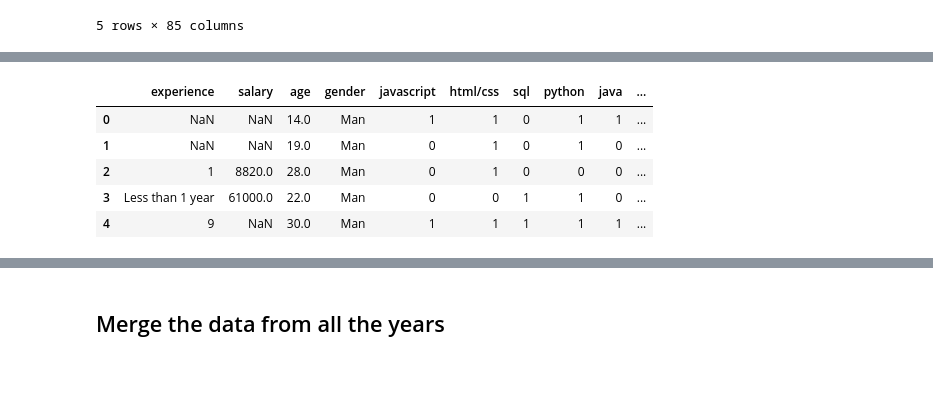
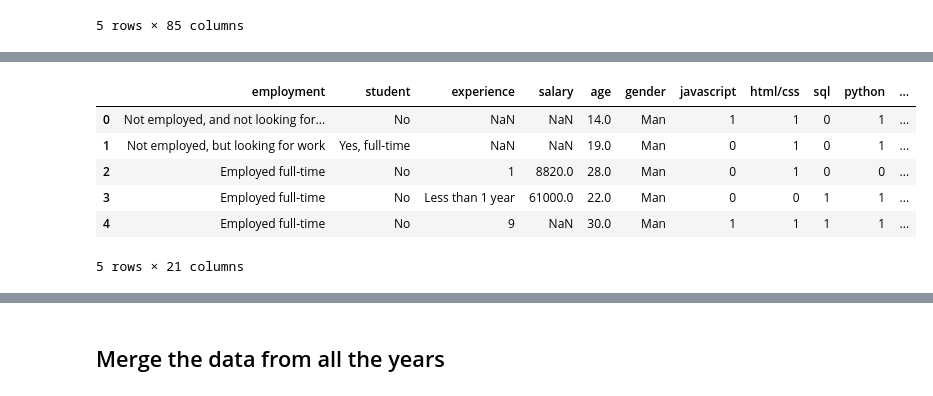
Before and after one commit to ksprashu/analyze_skillset_trends_stackoverflow, a Jupyter notebook: wrangle_data.ipynb, the cells around one changed output, grey strips where cells are left out. Cells and saved outputs as stored; diff of their text form; code cells hidden in the pictures.

```diff
--- a/wrangle_data.ipynb
+++ b/wrangle_data.ipynb
@@ -896,15 +1243,17 @@ df_2019.iloc[:,51]
 88882                   Unity 3D;Unreal Engine
 Name: MiscTechWorkedWith, Length: 88883, dtype: object
 # %%
-df_2019 = clean_filter_cols(df_2019, [15,31,77,78], ['experience', 'salary', 'age', 'gender'], [43, 49, 51], False, ';')
+# extract the columns we are interested in and the tech cols
+df_2019 = clean_filter_cols(df_2019, [5,7,15,31,77,78], ['employment', 'student', 'experience', 'salary', 'age', 'gender'], [43, 49, 51], False, ';')
 df_2019.head()
 # %% [output]
-|  | experience | salary | age | gender | javascript | html/css | sql | python | java | ... |
-| 0 | NaN | NaN | 14.0 | Man | 1 | 1 | 0 | 1 | 1 | ... |
-| 1 | NaN | NaN | 19.0 | Man | 0 | 1 | 0 | 1 | 0 | ... |
-| 2 | 1 | 8820.0 | 28.0 | Man | 0 | 1 | 0 | 0 | 0 | ... |
-| 3 | Less than 1 year | 61000.0 | 22.0 | Man | 0 | 0 | 1 | 1 | 0 | ... |
-| 4 | 9 | NaN | 30.0 | Man | 1 | 1 | 1 | 1 | 1 | ... |
+|  | employment | student | experience | salary | age | gender | javascript | html/css | sql | python | ... |
+| 0 | Not employed, and not looking for... | No | NaN | NaN | 14.0 | Man | 1 | 1 | 0 | 1 | ... |
+| 1 | Not employed, but looking for work | Yes, full-time | NaN | NaN | 19.0 | Man | 0 | 1 | 0 | 1 | ... |
+| 2 | Employed full-time | No | 1 | 8820.0 | 28.0 | Man | 0 | 1 | 0 | 0 | ... |
+| 3 | Employed full-time | No | Less than 1 year | 61000.0 | 22.0 | Man | 0 | 0 | 1 | 1 | ... |
+| 4 | Employed full-time | No | 9 | NaN | 30.0 | Man | 1 | 1 | 1 | 1 | ... |
+5 rows × 21 columns
 # %%
 # make column names consistent
 df_2019 = df_2019.rename(columns={'html/css':'html','bash/shell/powershell':'bash','angular/angular.js':'angular.js'})
```
Also changed, not shown: parts of 77 cells of this notebook, 1 other file.
